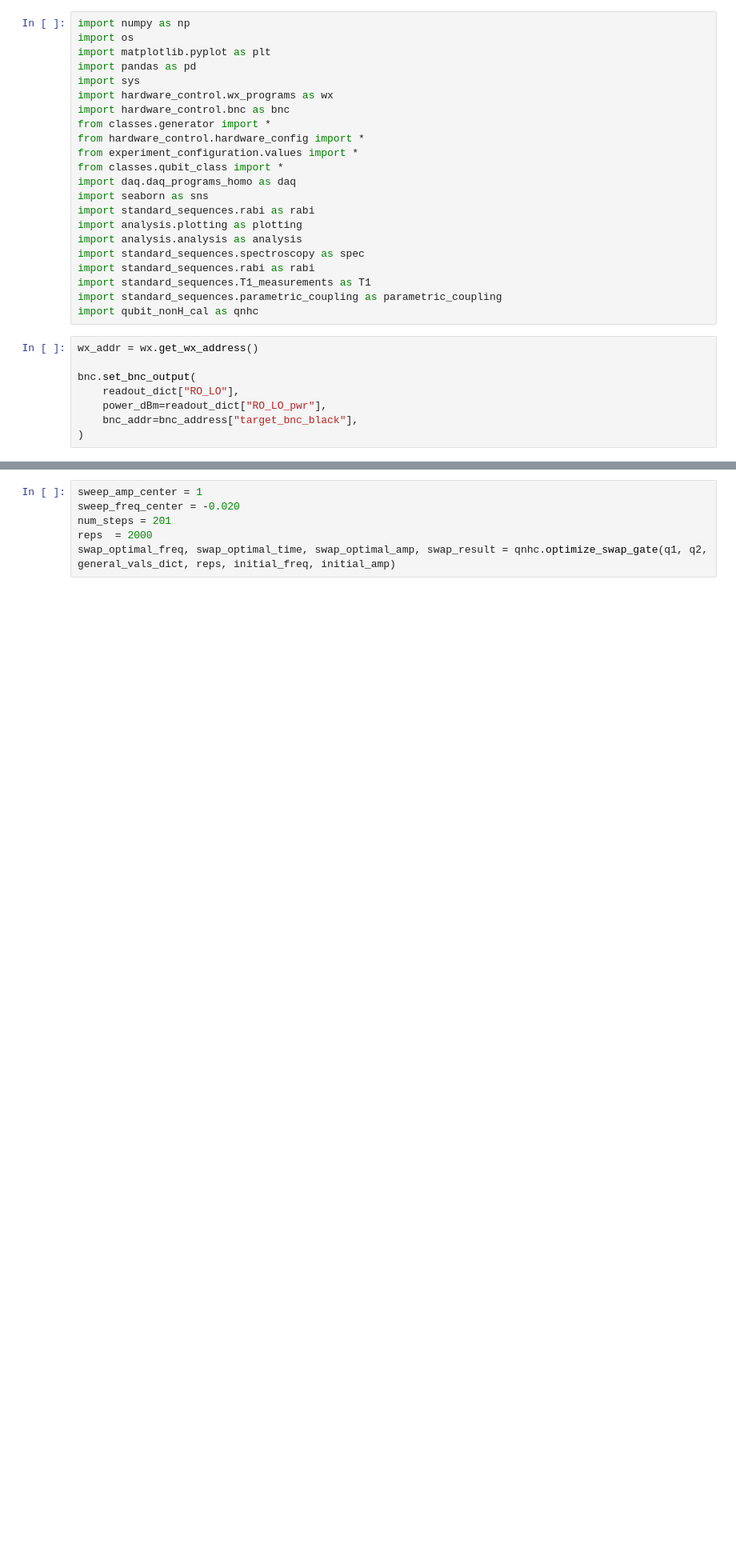
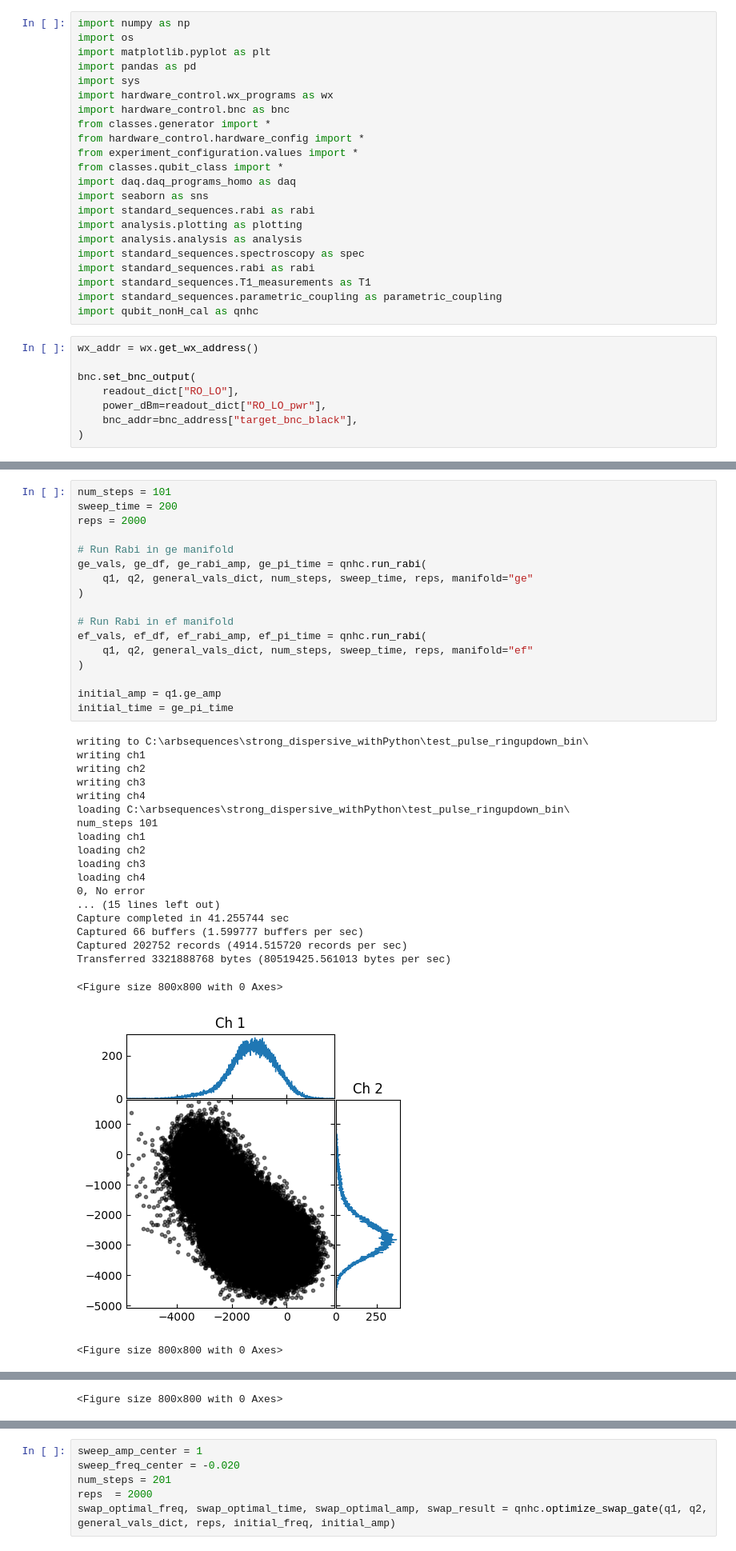
Before and after one commit to Katermurch/BlueFridgeNonLin, a Jupyter notebook: qubit_calibration_12_nonHermitian.ipynb, the cells around one changed output, grey strips where cells are left out. Shown at 80% size. Drawn from its saved outputs; the diff is of its cells as text; blank space fills up the shorter version.

```diff
--- a/qubit_calibration_12_nonHermitian.ipynb
+++ b/qubit_calibration_12_nonHermitian.ipynb
@@ -39,0 +40,38 @@ Qubit(IQ_angle=25, RO_IF=None, qubit_thr=[-10000, 1900], ef_ssm=-0.2962, ro_dur=
+# %%
+num_steps = 101
+sweep_time = 200
+reps = 2000
+
+# Run Rabi in ge manifold
+ge_vals, ge_df, ge_rabi_amp, ge_pi_time = qnhc.run_rabi(
+    q1, q2, general_vals_dict, num_steps, sweep_time, reps, manifold="ge"
+)
+
+# Run Rabi in ef manifold
+ef_vals, ef_df, ef_rabi_amp, ef_pi_time = qnhc.run_rabi(
+    q1, q2, general_vals_dict, num_steps, sweep_time, reps, manifold="ef"
+)
+
+initial_amp = q1.ge_amp
+initial_time = ge_pi_time
+# %% [output]
+writing to C:\arbsequences\strong_dispersive_withPython\test_pulse_ringupdown_bin\
+writing ch1
+writing ch2
+writing ch3
+writing ch4
+loading C:\arbsequences\strong_dispersive_withPython\test_pulse_ringupdown_bin\
+num_steps 101
+loading ch1
+loading ch2
+loading ch3
+loading ch4
+0, No error
+... (15 lines left out)
+Capture completed in 41.255744 sec
+Captured 66 buffers (1.599777 buffers per sec)
+Captured 202752 records (4914.515720 records per sec)
+Transferred 3321888768 bytes (80519425.561013 bytes per sec)
+<Figure size 800x800 with 0 Axes>
+[figure, added]
+<Figure size 800x800 with 0 Axes>
@@ -39,0 +97 @@ Qubit(IQ_angle=25, RO_IF=None, qubit_thr=[-10000, 1900], ef_ssm=-0.2962, ro_dur=
+<Figure size 800x800 with 0 Axes>
```
Also changed, not shown: parts of 3 cells of this notebook, 1 other file.
